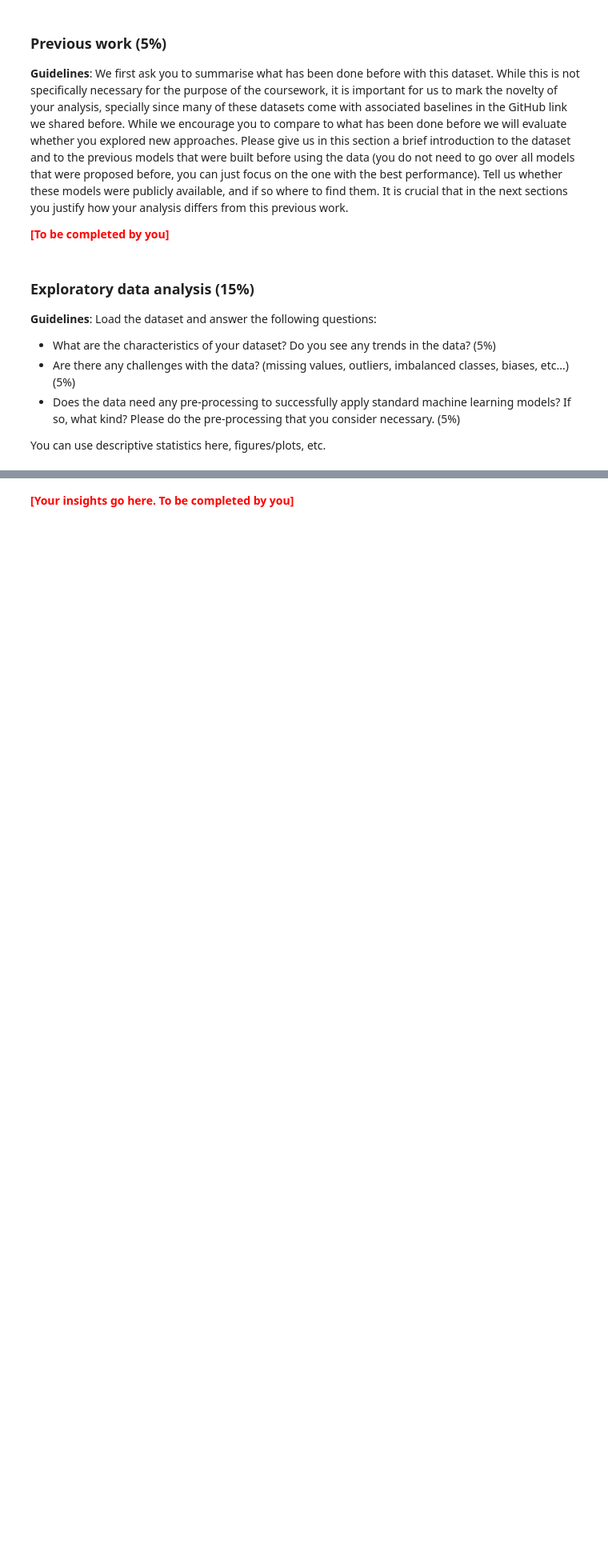
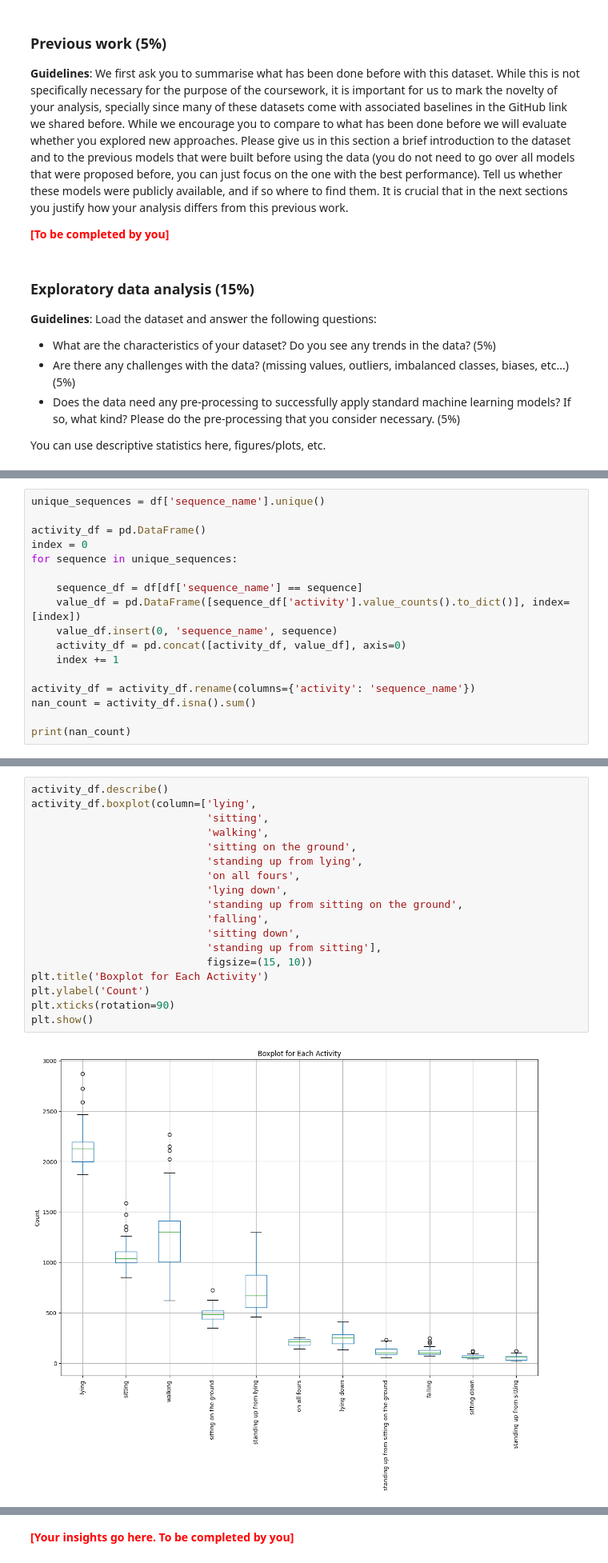
Before and after one commit to ElGrorg/LSTMFallDetection, a Jupyter notebook: coursework2_ai4sd.ipynb, the cells around one changed output, grey strips where cells are left out. Shown at 80% size. Drawn from its saved outputs; the diff is of its cells as text; blank space fills up the shorter version.

```diff
--- a/coursework2_ai4sd.ipynb
+++ b/coursework2_ai4sd.ipynb
@@ -45,0 +92,17 @@ You can use descriptive statistics here, figures/plots, etc.
+# %%
+unique_sequences = df['sequence_name'].unique()
+
+activity_df = pd.DataFrame()
+index = 0
+for sequence in unique_sequences:
+
+    sequence_df = df[df['sequence_name'] == sequence]
+    value_df = pd.DataFrame([sequence_df['activity'].value_counts().to_dict()], index=[index])
+    value_df.insert(0, 'sequence_name', sequence)
+    activity_df = pd.concat([activity_df, value_df], axis=0)
+    index += 1
+
+activity_df = activity_df.rename(columns={'activity': 'sequence_name'})
+nan_count = activity_df.isna().sum()
+
+print(nan_count)
@@ -45,0 +123,20 @@ You can use descriptive statistics here, figures/plots, etc.
+# %%
+activity_df.describe()
+activity_df.boxplot(column=['lying',
+                            'sitting',
+                            'walking',
+                            'sitting on the ground',
+                            'standing up from lying',
+                            'on all fours',
+                            'lying down',
+                            'standing up from sitting on the ground',
+                            'falling',
+                            'sitting down',
+                            'standing up from sitting'],
+                            figsize=(15, 10))
+plt.title('Boxplot for Each Activity')
+plt.ylabel('Count')
+plt.xticks(rotation=90)
+plt.show()
+# %% [output]
+[figure, added]
```
Also changed, not shown: parts of 53 cells of this notebook, 2 other files.
